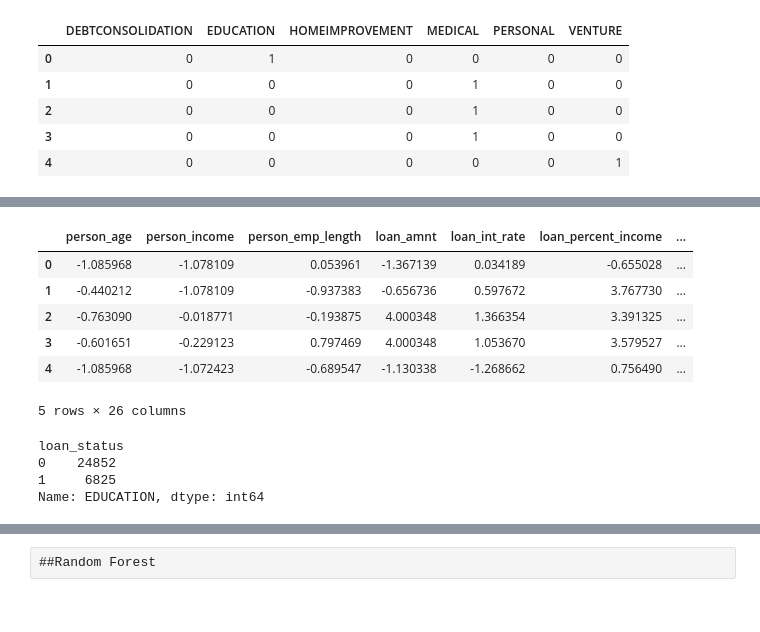
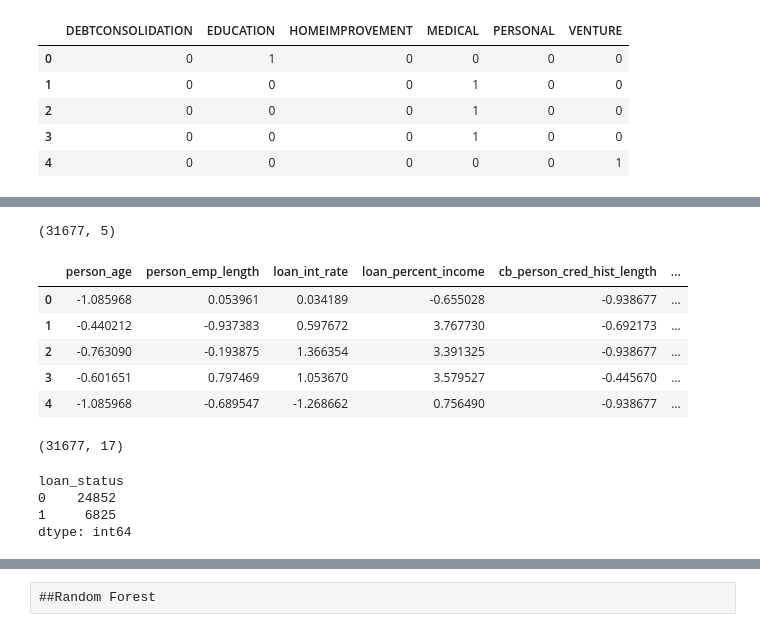
Before and after one commit to jainsa6539/credit_risk_modelling, a Jupyter notebook: Data cleaning.ipynb, the cells around one changed output, grey strips where cells are left out. Saved outputs shown, nothing was run; the diff lists cells and outputs as text; code cells hidden in the pictures.

```diff
--- a/Data cleaning.ipynb
+++ b/Data cleaning.ipynb
@@ -232,0 +254,4 @@ Name: loan_status, dtype: int64
+# %%
+cr_data_loan_amt_drop = cr_data_income_drop.drop('loan_amnt',axis=1)
+cr_data_loan_amt_drop_copy = cr_data_loan_amt_drop.copy()
+cr_data_loan_amt_drop.head()
@@ -233,4 +265,4 @@ Name: loan_status, dtype: int64
 # %%
-cr_data_cat_treated = cr_data.copy()
+cr_data_cat_treated = cr_data_loan_amt_drop_copy.copy()
 # %%
 # Now I want to convert these columns to numerical boolean values. Need to convert loan grade to the same
@@ -275,6 +306,8 @@ cr_data_cat_treated.head()
 ## I need to standardise the difference between numerical values like person_income and person_age. These are
 ## 2 seperate values that need to be differentiated seperately. Mean is 0 SD is 1, it is standardised. So, I need
 # remove the values that will not be scaled in order to scale the rest of them. Don't want to include boolean values
-data_to_scale = cr_data_cat_treated.drop(['person_home_ownership','loan_intent','loan_grade','loan_status','cb_person_default_on_file','cb_person_default_on_file_binary'],axis=1)
+person_home_ownership = pd.get_dummies(cr_data_cat_treated['person_home_ownership']).astype(int)
+loan_intent = pd.get_dummies(cr_data_cat_treated['loan_intent']).astype(int)
+data_to_scale = cr_data_cat_treated.drop(['person_home_ownership','loan_intent','loan_status','cb_person_default_on_file','cb_person_default_on_file_binary'],axis=1)
 data_to_scale.head()
 # %% [output]
@@ -295,7 +333,7 @@ Index(['person_age', 'person_income', 'person_emp_length', 'loan_amnt',
 # %%
 scaled_data = scaler.fit_transform(data_to_scale)
 # %%
-scaled_df = pd.DataFrame(scaled_data,columns=['person_age', 'person_income', 'person_emp_length', 'loan_amnt',
+scaled_df = pd.DataFrame(scaled_data,columns=['person_age', 'person_emp_length',
        'loan_int_rate', 'loan_percent_income', 'cb_person_cred_hist_length'])
 scaled_df.head()
 # %% [output]
@@ -321,24 +359,31 @@ scaled_df.describe()
+# %%
+scaled_df.shape
+# %% [output]
+(31677, 5)
 # %%
-scaled_data_combined = pd.concat([scaled_df,person_loan_intent,person_home_ownership,person_loan_grade],axis=1)
+scaled_data_combined = pd.concat([scaled_df,person_loan_intent,person_home_ownership],axis=1)
 scaled_data_combined['cb_person_default_on_file']=cr_data_cat_treated['cb_person_default_on_file_binary']
 scaled_data_combined['loan_status'] = cr_data_cat_treated['loan_status']
 scaled_data_combined.head()
 # %% [output]
-|  | person_age | person_income | person_emp_length | loan_amnt | loan_int_rate | loan_percent_income | ... |
-| 0 | -1.085968 | -1.078109 | 0.053961 | -1.367139 | 0.034189 | -0.655028 | ... |
-| 1 | -0.440212 | -1.078109 | -0.937383 | -0.656736 | 0.597672 | 3.767730 | ... |
-| 2 | -0.763090 | -0.018771 | -0.193875 | 4.000348 | 1.366354 | 3.391325 | ... |
-| 3 | -0.601651 | -0.229123 | 0.797469 | 4.000348 | 1.053670 | 3.579527 | ... |
-| 4 | -1.085968 | -1.072423 | -0.689547 | -1.130338 | -1.268662 | 0.756490 | ... |
+|  | person_age | person_emp_length | loan_int_rate | loan_percent_income | cb_person_cred_hist_length | ... |
+| 0 | -1.085968 | 0.053961 | 0.034189 | -0.655028 | -0.938677 | ... |
+| 1 | -0.440212 | -0.937383 | 0.597672 | 3.767730 | -0.692173 | ... |
+| 2 | -0.763090 | -0.193875 | 1.366354 | 3.391325 | -0.938677 | ... |
+| 3 | -0.601651 | 0.797469 | 1.053670 | 3.579527 | -0.445670 | ... |
+| 4 | -1.085968 | -0.689547 | -1.268662 | 0.756490 | -0.938677 | ... |
-5 rows × 26 columns
+# %%
+scaled_data_combined.shape
+# %% [output]
+(31677, 17)
 # %%
 #Just want to take a count of number of defaults to payments in loan status
-scaled_data_combined.groupby('loan_status').count()['EDUCATION']
+scaled_data_combined.groupby('loan_status').size()
 # %% [output]
 loan_status
 0    24852
 1     6825
-Name: EDUCATION, dtype: int64
+dtype: int64
 # %%
 #look at the ratio. You need to balance this data. Synthetically create data for the minority class.
 6825/(24852+6825)
```
Also changed, not shown: parts of 45 cells of this notebook, 1 other file.
